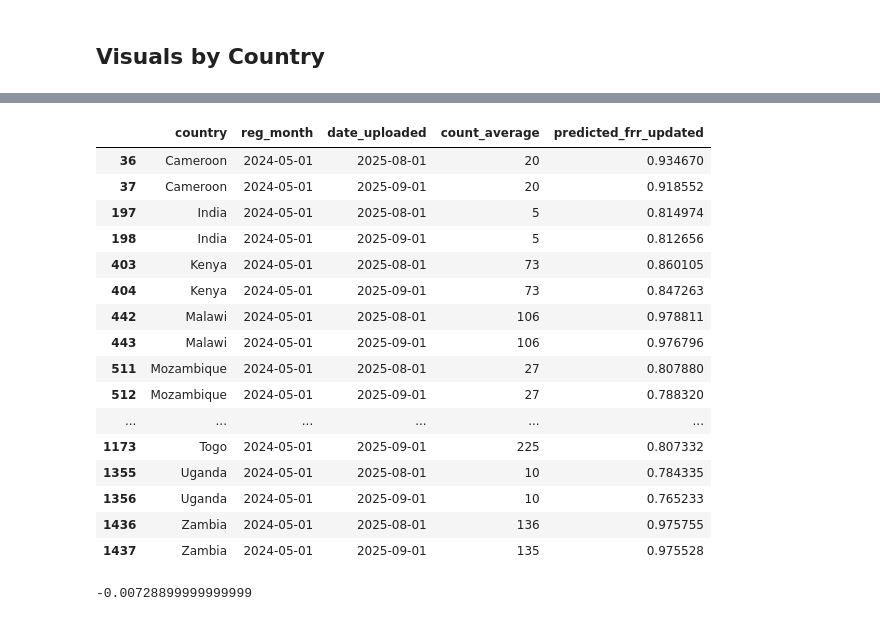
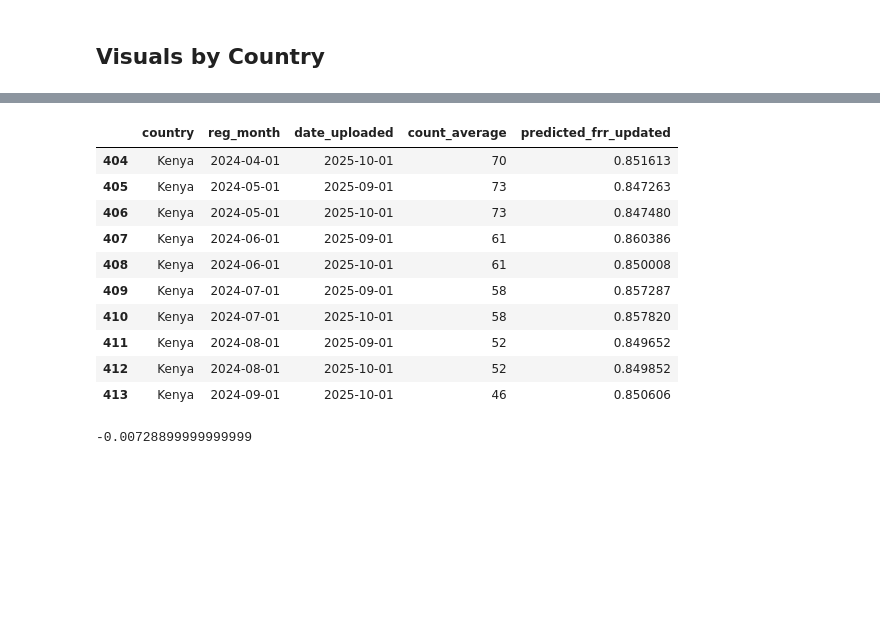
Before and after one commit to elijahkoech/cbr360, a Jupyter notebook: notebooks/inference_in_prod.ipynb, the cells around one changed output, grey strips where cells are left out. Saved outputs shown, nothing was run; the diff lists cells and outputs as text; code cells hidden in the pictures; blank space fills up the shorter version.

```diff
--- a/notebooks/inference_in_prod.ipynb
+++ b/notebooks/inference_in_prod.ipynb
@@ -40,15 +40,15 @@ def generate_predictions(df_kpi, date_uploaded, model_object, backtesting_limit=
 # %%
 # model_1 = lightgbm.Booster(model_file = "quantile_regression_360_0.5_days_2025-09-29.txt")
 
-model_1 = lightgbm.Booster(model_file = "../models/quantile_regression_360_0.5_days_2025-02-23.txt")
+model_1 = lightgbm.Booster(model_file = "../data/quantile_regression_360_0.5_days_2025-02-23.txt")
 # %%
+kpi_processed_file = '../data/KPIs_data_processed_2025-10-01.csv'
+df_kpi = pd.read_csv(kpi_processed_file)
+df_preds_sep = generate_predictions(df_kpi=df_kpi, date_uploaded="2025-10-01", model_object=model_1, backtesting_limit=360)
+
 kpi_processed_file = '../data/KPIs_data_processed_2025-09-01.csv'
 df_kpi = pd.read_csv(kpi_processed_file)
-df_preds_sep = generate_predictions(df_kpi=df_kpi, date_uploaded="2025-09-01", model_object=model_1, backtesting_limit=360)
-
-kpi_processed_file = '../data/KPIs_data_processed_2025-08-01.csv'
-df_kpi = pd.read_csv(kpi_processed_file)
-df_preds_aug = generate_predictions(df_kpi=df_kpi, date_uploaded="2025-08-01", model_object=model_1, backtesting_limit=360)
+df_preds_aug = generate_predictions(df_kpi=df_kpi, date_uploaded="2025-09-01", model_object=model_1, backtesting_limit=360)
 
 df2 = pd.concat([df_preds_sep, df_preds_aug])
 print(df2.shape)
@@ -85,7 +83,9 @@ df2
 # %%
-df = df2.groupby(["accounts_group", "reg_month", "country", "product_group", "area", "primary_product", "count_units", "total_follow_on_revenue_current_usd", "date_uploaded"]).agg(
-    predicted_frr_agg= ("predictions", "mean")
-).reset_index()
+# df = df2.groupby(["accounts_group", "reg_month", "country", "product_group", "area", "primary_product", "count_units", "total_follow_on_revenue_current_usd", "date_uploaded"]).agg(
+#     predicted_frr_agg= ("predictions", "mean")
+# ).reset_index()
+
+df = df2
 # %%
 df[df.accounts_group=='2024-05_Kenya_Lanterns_Kakamega_Sun King Boom EasyBuy']
 # %% [output]
@@ -95,5 +96,5 @@ df[df.accounts_group=='2024-05_Kenya_Lanterns_Kakamega_Sun King Boom EasyBuy']
 # %%
-df["predicted_revenue_3_years"] = np.round(df['predicted_frr_agg']*df['total_follow_on_revenue_current_usd'],2)
+df["predicted_revenue_3_years"] = np.round(df['predictions']*df['total_follow_on_revenue_current_usd'],2)
 # %% [markdown]
 ## Visuals by Country
 # %%
@@ -129,23 +130,17 @@ for country in ["Kenya", "Tanzania", "Nigeria", "Zambia", "Togo", "Uganda"]:
 # %%
-df_country[df_country["reg_month"]=="2024-05-01"]
+df_country[df_country["country"]=="Kenya"].tail(10)
 # %% [output]
 |  | country | reg_month | date_uploaded | count_average | predicted_frr_updated |
-| 36 | Cameroon | 2024-05-01 | 2025-08-01 | 20 | 0.934670 |
-| 37 | Cameroon | 2024-05-01 | 2025-09-01 | 20 | 0.918552 |
-| 197 | India | 2024-05-01 | 2025-08-01 | 5 | 0.814974 |
-| 198 | India | 2024-05-01 | 2025-09-01 | 5 | 0.812656 |
-| 403 | Kenya | 2024-05-01 | 2025-08-01 | 73 | 0.860105 |
-| 404 | Kenya | 2024-05-01 | 2025-09-01 | 73 | 0.847263 |
-| 442 | Malawi | 2024-05-01 | 2025-08-01 | 106 | 0.978811 |
-| 443 | Malawi | 2024-05-01 | 2025-09-01 | 106 | 0.976796 |
-| 511 | Mozambique | 2024-05-01 | 2025-08-01 | 27 | 0.807880 |
-| 512 | Mozambique | 2024-05-01 | 2025-09-01 | 27 | 0.788320 |
-| ... | ... | ... | ... | ... | ... |
-| 1173 | Togo | 2024-05-01 | 2025-09-01 | 225 | 0.807332 |
-| 1355 | Uganda | 2024-05-01 | 2025-08-01 | 10 | 0.784335 |
-| 1356 | Uganda | 2024-05-01 | 2025-09-01 | 10 | 0.765233 |
-| 1436 | Zambia | 2024-05-01 | 2025-08-01 | 136 | 0.975755 |
-| 1437 | Zambia | 2024-05-01 | 2025-09-01 | 135 | 0.975528 |
+| 404 | Kenya | 2024-04-01 | 2025-10-01 | 70 | 0.851613 |
+| 405 | Kenya | 2024-05-01 | 2025-09-01 | 73 | 0.847263 |
+| 406 | Kenya | 2024-05-01 | 2025-10-01 | 73 | 0.847480 |
+| 407 | Kenya | 2024-06-01 | 2025-09-01 | 61 | 0.860386 |
+| 408 | Kenya | 2024-06-01 | 2025-10-01 | 61 | 0.850008 |
+| 409 | Kenya | 2024-07-01 | 2025-09-01 | 58 | 0.857287 |
+| 410 | Kenya | 2024-07-01 | 2025-10-01 | 58 | 0.857820 |
+| 411 | Kenya | 2024-08-01 | 2025-09-01 | 52 | 0.849652 |
+| 412 | Kenya | 2024-08-01 | 2025-10-01 | 52 | 0.849852 |
+| 413 | Kenya | 2024-09-01 | 2025-10-01 | 46 | 0.850606 |
 # %%
 0.851948 - 0.859237
 # %% [output]
```
Also changed, not shown: parts of 12 cells of this notebook, 2 other files.
